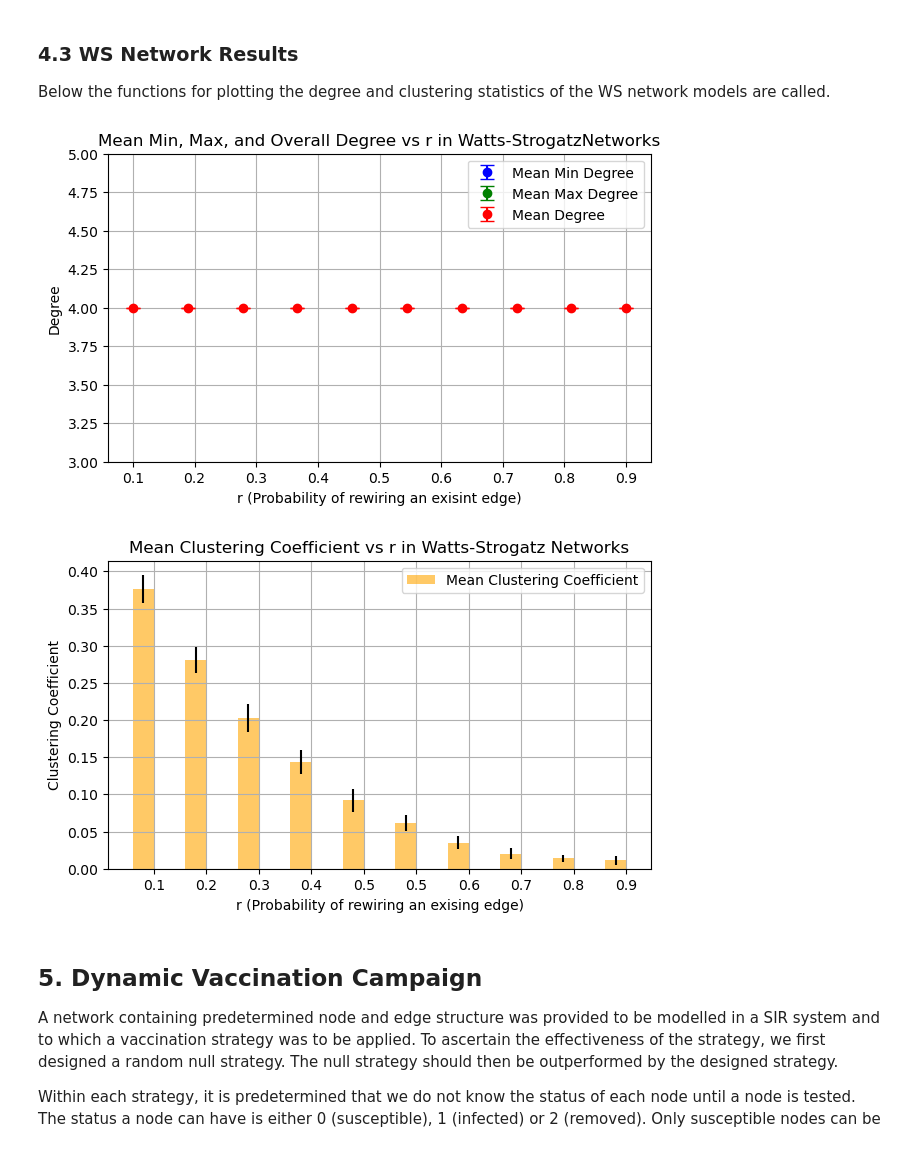
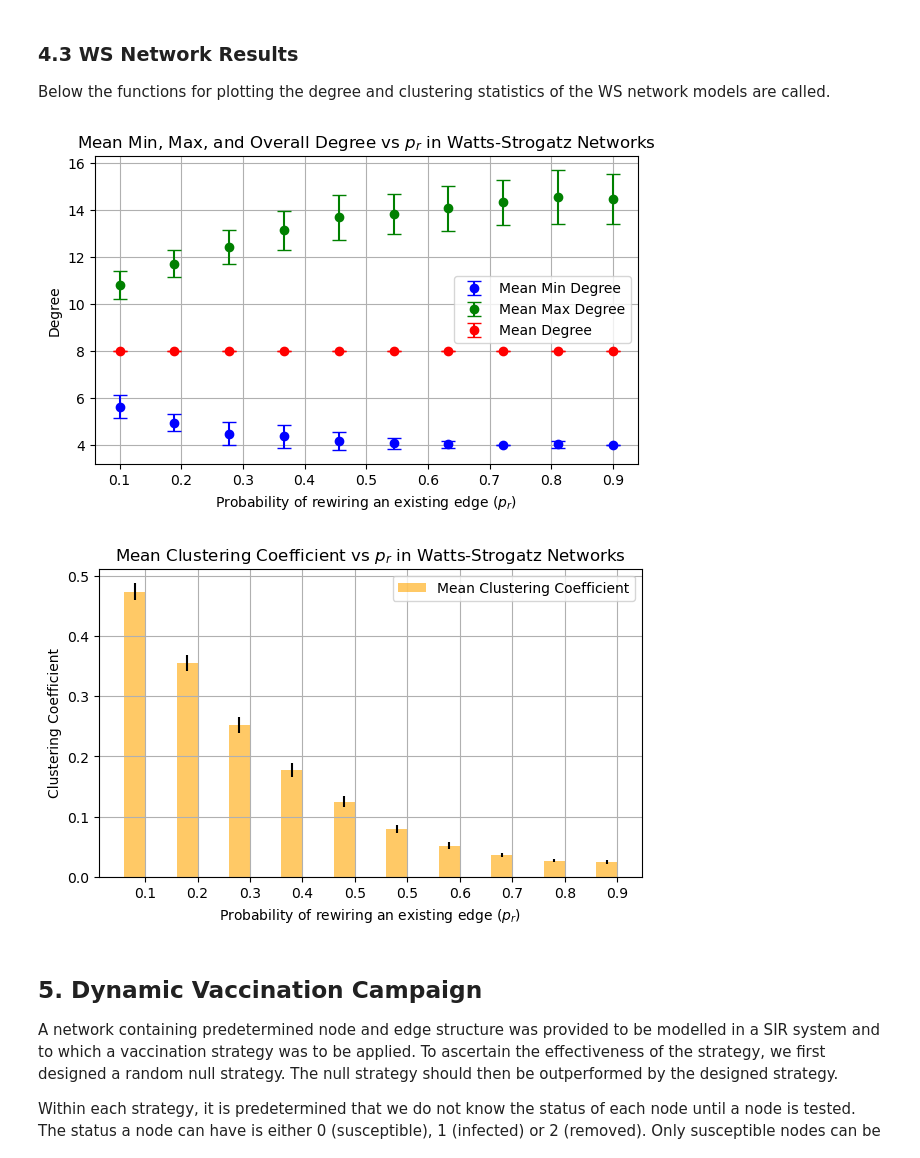
Before and after one commit to marv50/farv, a Jupyter notebook: Intro_Assignment_2.ipynb, the cells around one changed output. Drawn from its saved outputs; the diff is of its cells as text; code cells hidden in the pictures.

Commit message:
plot stuff

```diff
--- a/Intro_Assignment_2.ipynb
+++ b/Intro_Assignment_2.ipynb
@@ -1414,8 +1431,9 @@ N = 300
 R0_values = [0.5, 1.0, 2.5]
 gamma_values = [0.1, 0.2, 0.2]
 r_vals = np.linspace(0.1, 0.9, 10)
+k = 8
 I0 = 0.01
 t_span = 50
 num_runs = 50
 
-ws_r_vs_R0(N, r_vals, I0, t_span, num_runs, R0_values, gamma_values)
+ws_r_vs_R0(N, r_vals, k, I0, t_span, num_runs, R0_values, gamma_values)
@@ -1865,7 +1888,8 @@ def plot_clustering_stats(nettype, N, m_vals, p_vals, r_vals, num_runs):
 N = 300
 m_vals = np.arange(2, 23, 2)
 p_vals = np.linspace(0.01, 0.1, 10)
-r_vals = np.linspace(0.1, 0.9, 10)
+p_r_vals = np.linspace(0.1, 0.9, 10)
+k = 8
 num_runs = 50
 # %% [markdown]
 ### 4.1 BA Network Results
@@ -1883,11 +1915,11 @@ plot_clustering_stats('ER', N, m_vals, p_vals, r_vals, num_runs)
 ### 4.3 WS Network Results
 Below the functions for plotting the degree and clustering statistics of the WS network models are called.
 # %%
-plot_degree_stats('WS', N, m_vals, p_vals, r_vals, num_runs)
-plot_clustering_stats('WS', N, m_vals, p_vals, r_vals, num_runs)
+plot_degree_stats('WS', N, m_vals, p_vals, r_vals, k, num_runs)
+plot_clustering_stats('WS', N, m_vals, p_vals, r_vals, k, num_runs)
 # %% [output]
-[figure, old version]
+[figure, new version]
-[figure, old version]
+[figure, new version]
 # %% [markdown]
 ## 5. Dynamic Vaccination Campaign
 A network containing predetermined node and edge structure was provided to be modelled in a SIR system and to which a vaccination strategy was to be applied. To ascertain the effectiveness of the strategy, we first designed a random null strategy. The null strategy should then be outperformed by the designed strategy.
```
Also changed, not shown: parts of 16 cells of this notebook.
